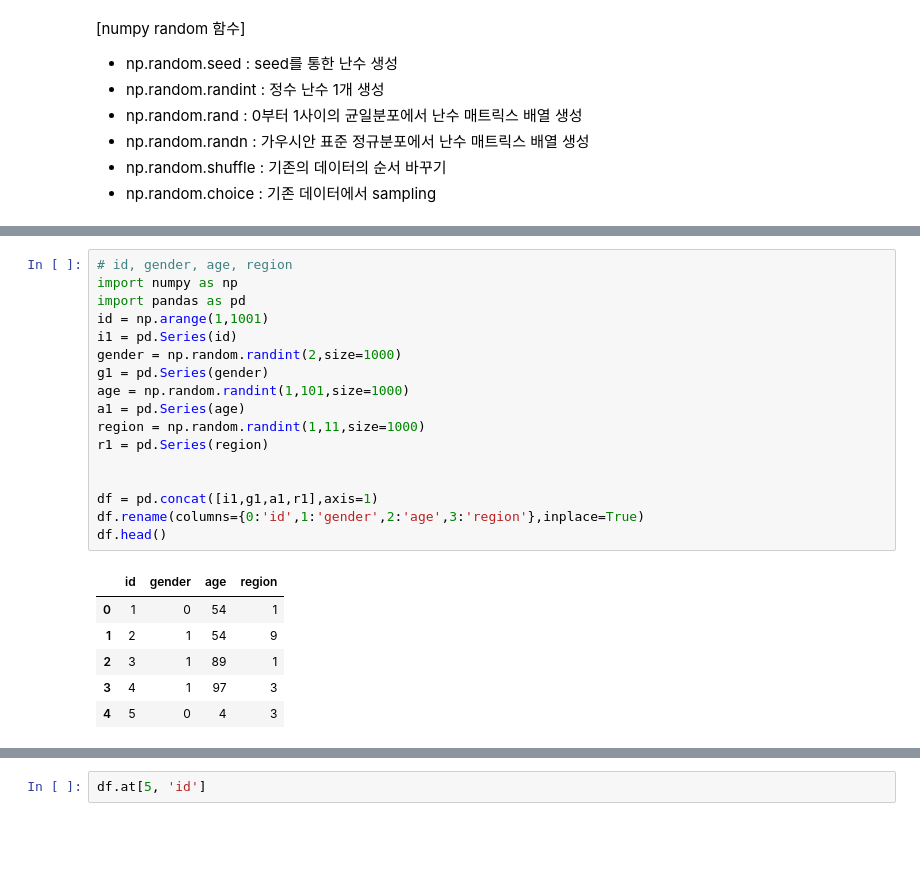
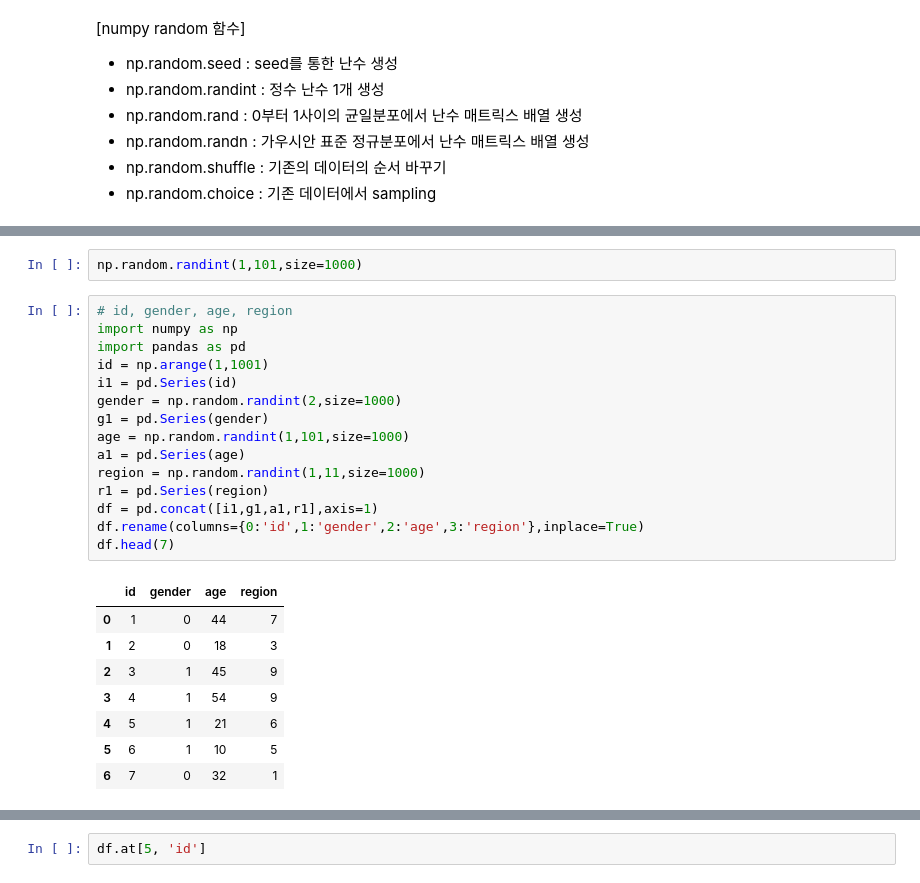
Before and after one commit to bnv20/kdt_2024, a Jupyter notebook: m3_분석라이브러리/pandas/pandas_1_데이터 구조.ipynb, the cells around one changed output, grey strips where cells are left out. Saved outputs shown, nothing was run; the diff lists cells and outputs as text; blank space fills up the shorter version.

```diff
--- a/m3_분석라이브러리/pandas/pandas_1_데이터 구조.ipynb
+++ b/m3_분석라이브러리/pandas/pandas_1_데이터 구조.ipynb
@@ -540,27 +608,29 @@ print(np.random.randint(10,20, size=(3,5))) # 10 ~ 19까지 정수인 난수로
+# %%
+np.random.randint(1,101,size=1000)
 # %%
 # id, gender, age, region
 import numpy as np
 import pandas as pd
 id = np.arange(1,1001)
 i1 = pd.Series(id)
 gender = np.random.randint(2,size=1000)
 g1 = pd.Series(gender)
 age = np.random.randint(1,101,size=1000)
 a1 = pd.Series(age)
 region = np.random.randint(1,11,size=1000)
 r1 = pd.Series(region)
-
-
 df = pd.concat([i1,g1,a1,r1],axis=1)
 df.rename(columns={0:'id',1:'gender',2:'age',3:'region'},inplace=True)
-df.head()
+df.head(7)
 # %% [output]
 |  | id | gender | age | region |
-| 0 | 1 | 0 | 54 | 1 |
-| 1 | 2 | 1 | 54 | 9 |
-| 2 | 3 | 1 | 89 | 1 |
-| 3 | 4 | 1 | 97 | 3 |
-| 4 | 5 | 0 | 4 | 3 |
+| 0 | 1 | 0 | 44 | 7 |
+| 1 | 2 | 0 | 18 | 3 |
+| 2 | 3 | 1 | 45 | 9 |
+| 3 | 4 | 1 | 54 | 9 |
+| 4 | 5 | 1 | 21 | 6 |
+| 5 | 6 | 1 | 10 | 5 |
+| 6 | 7 | 0 | 32 | 1 |
 # %%
 df.drop([0], axis=0, inplace=True)
 df.head()
```
Also changed, not shown: parts of 126 cells of this notebook, 2 other files.
